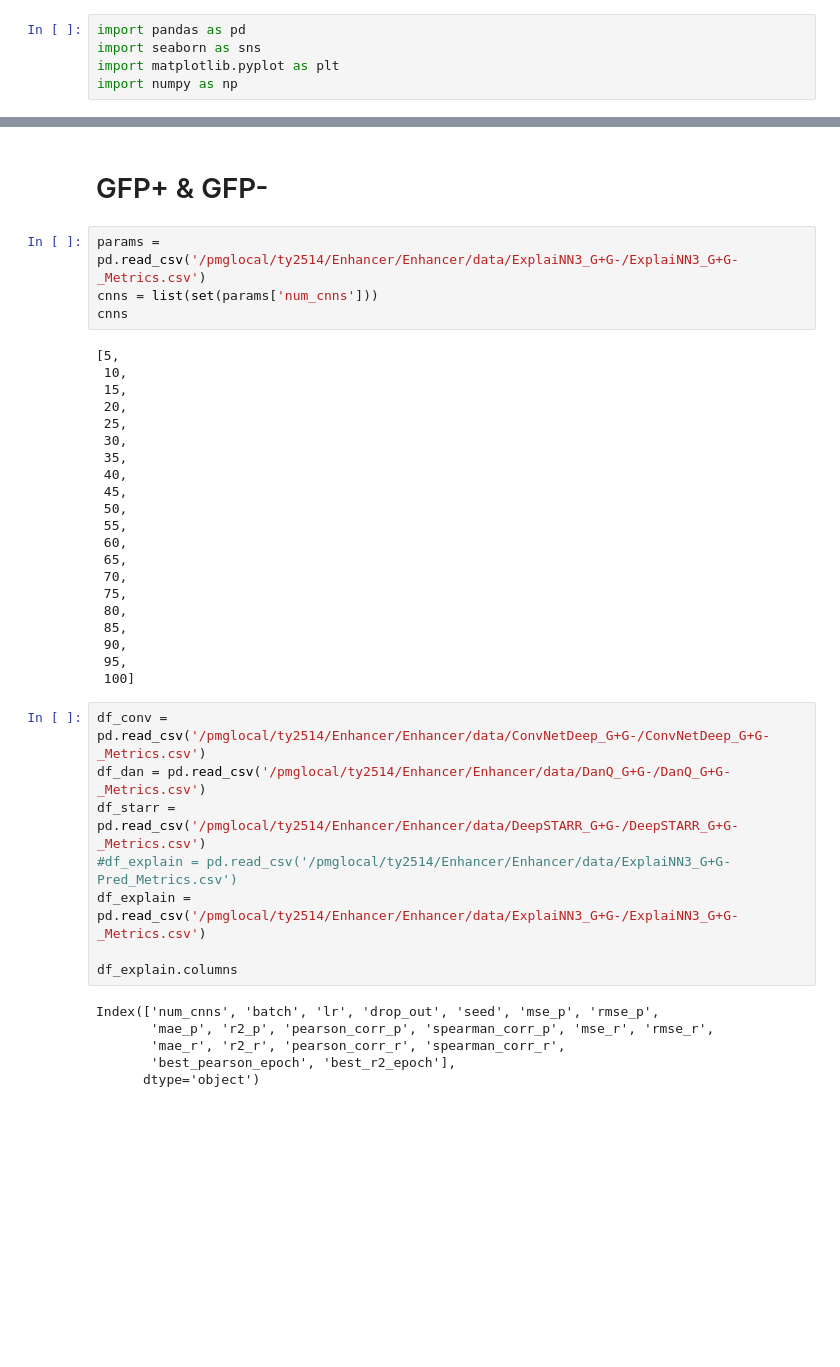
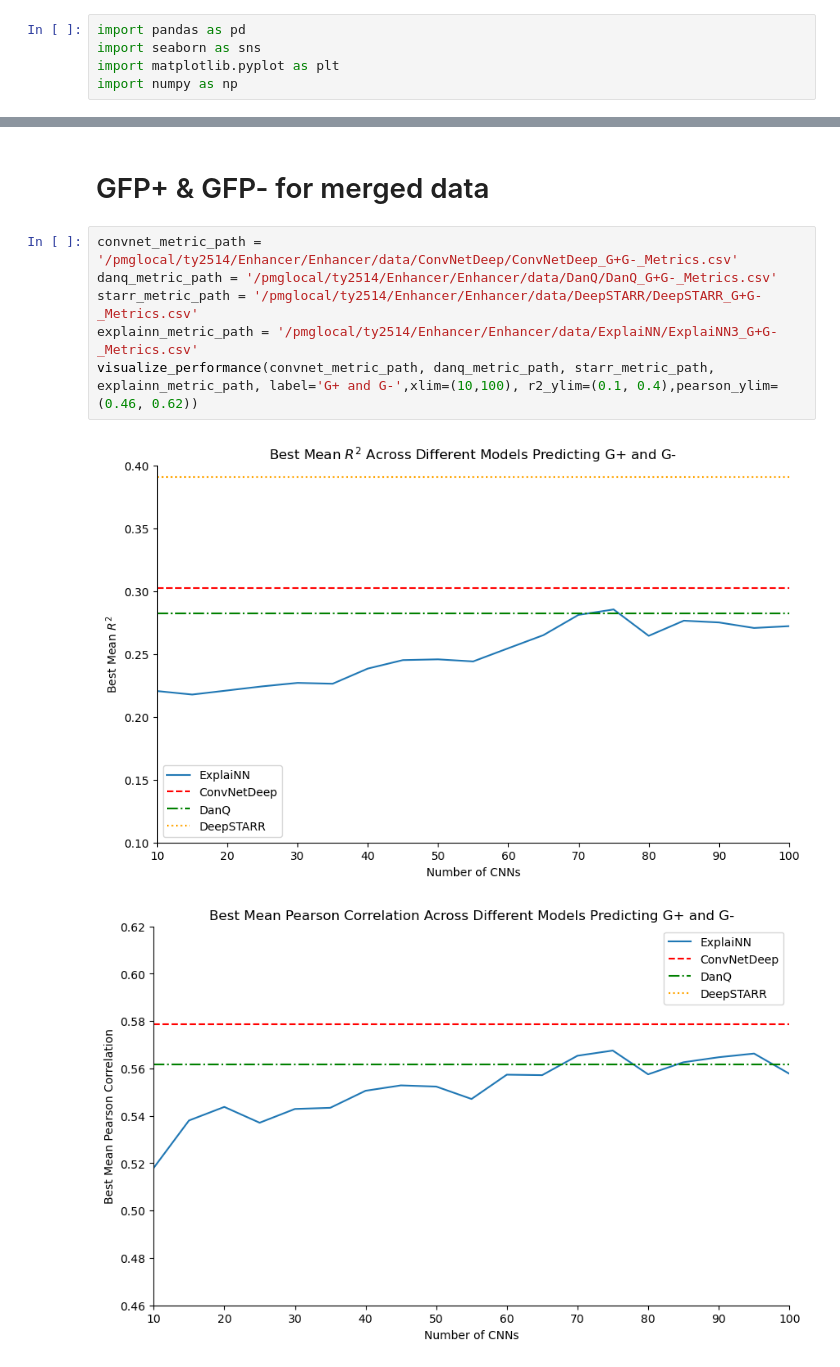
Before and after one commit to justinyutianji/Enhancer, a Jupyter notebook: Enhancer/visualization/Model_Performance_Comparison.ipynb, the cells around one changed output, grey strips where cells are left out. Drawn from its saved outputs; the diff is of its cells as text; blank space fills up the shorter version.

```diff
--- a/Enhancer/visualization/Model_Performance_Comparison.ipynb
+++ b/Enhancer/visualization/Model_Performance_Comparison.ipynb
@@ -257,41 +306,11 @@ plt.show()
 # %% [markdown]
-# GFP+ & GFP-
+# GFP+ & GFP- for merged data
-# %%
-params = pd.read_csv('/pmglocal/ty2514/Enhancer/Enhancer/data/ExplaiNN3_G+G-/ExplaiNN3_G+G-_Metrics.csv')
-cnns = list(set(params['num_cnns']))
-cnns
-# %% [output]
-[5,
- 10,
- 15,
- 20,
- 25,
- 30,
- 35,
- 40,
- 45,
- 50,
- 55,
- 60,
- 65,
- 70,
- 75,
- 80,
- 85,
- 90,
- 95,
- 100]
 # %%
-df_conv = pd.read_csv('/pmglocal/ty2514/Enhancer/Enhancer/data/ConvNetDeep_G+G-/ConvNetDeep_G+G-_Metrics.csv')
-df_dan = pd.read_csv('/pmglocal/ty2514/Enhancer/Enhancer/data/DanQ_G+G-/DanQ_G+G-_Metrics.csv')
-df_starr = pd.read_csv('/pmglocal/ty2514/Enhancer/Enhancer/data/DeepSTARR_G+G-/DeepSTARR_G+G-_Metrics.csv')
-#df_explain = pd.read_csv('/pmglocal/ty2514/Enhancer/Enhancer/data/ExplaiNN3_G+G-Pred_Metrics.csv')
-df_explain = pd.read_csv('/pmglocal/ty2514/Enhancer/Enhancer/data/ExplaiNN3_G+G-/ExplaiNN3_G+G-_Metrics.csv')
-
-df_explain.columns
+convnet_metric_path = '/pmglocal/ty2514/Enhancer/Enhancer/data/ConvNetDeep/ConvNetDeep_G+G-_Metrics.csv'
+danq_metric_path = '/pmglocal/ty2514/Enhancer/Enhancer/data/DanQ/DanQ_G+G-_Metrics.csv'
+starr_metric_path = '/pmglocal/ty2514/Enhancer/Enhancer/data/DeepSTARR/DeepSTARR_G+G-_Metrics.csv'
+explainn_metric_path = '/pmglocal/ty2514/Enhancer/Enhancer/data/ExplaiNN/ExplaiNN3_G+G-_Metrics.csv'
+visualize_performance(convnet_metric_path, danq_metric_path, starr_metric_path, explainn_metric_path, label='G+ and G-',xlim=(10,100), r2_ylim=(0.1, 0.4),pearson_ylim=(0.46, 0.62))
 # %% [output]
-Index(['num_cnns', 'batch', 'lr', 'drop_out', 'seed', 'mse_p', 'rmse_p',
-       'mae_p', 'r2_p', 'pearson_corr_p', 'spearman_corr_p', 'mse_r', 'rmse_r',
-       'mae_r', 'r2_r', 'pearson_corr_r', 'spearman_corr_r',
-       'best_pearson_epoch', 'best_r2_epoch'],
-      dtype='object')
+[figure, added]
+[figure, added]
```
Also changed, not shown: parts of 19 cells of this notebook, 12 other files.
